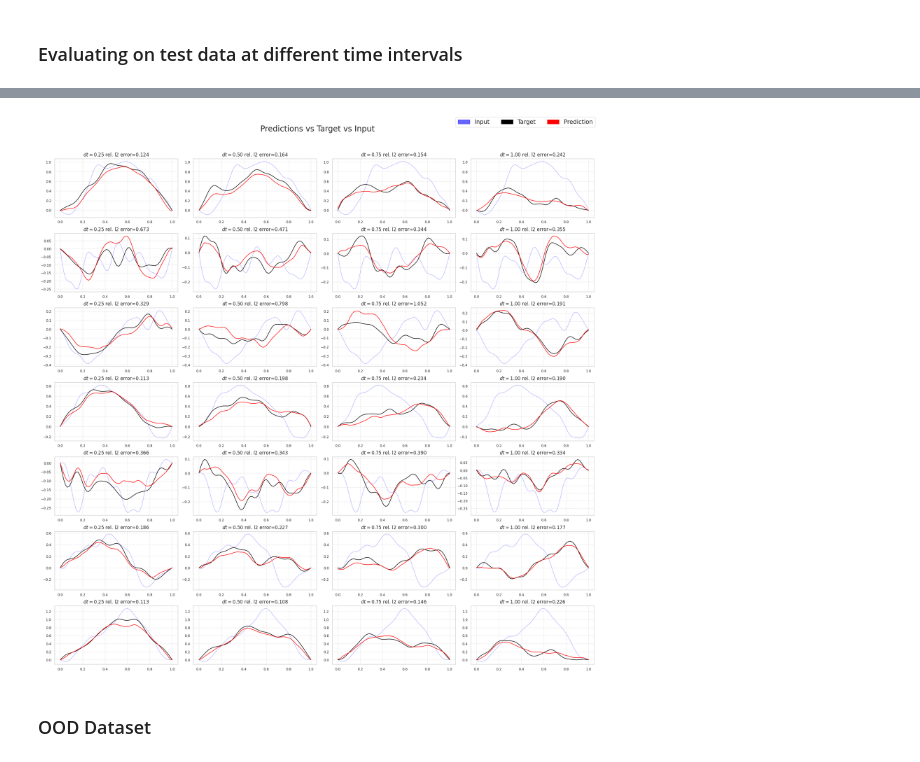
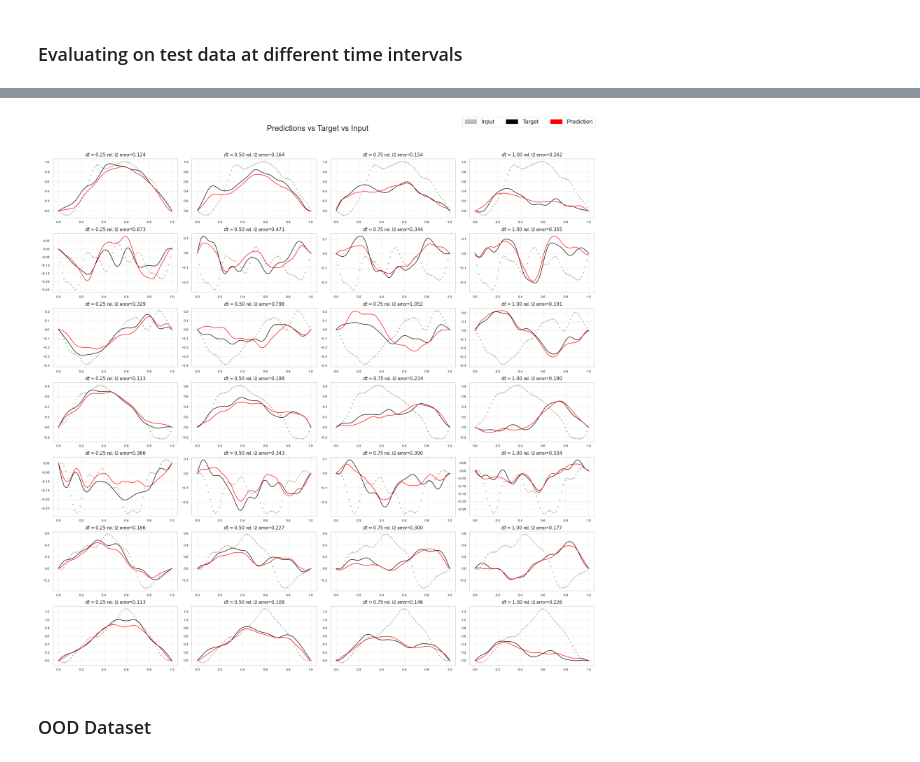
Before and after one commit to benedict-armstrong/FNO-wave-equation, a Jupyter notebook: task4bonus.ipynb, the cells around one changed output, grey strips where cells are left out. Cells and saved outputs as stored; diff of their text form; code cells hidden in the pictures.

```diff
--- a/task4bonus.ipynb
+++ b/task4bonus.ipynb
@@ -24,7 +24,7 @@ DEVICE = "cpu"
 modes = 16
 width = 64
 fno = FNO1d(modes, width).to(DEVICE)  # model
-fno.load_state_dict(torch.load("models/tfno_model.pth", weights_only=True))
+fno.load_state_dict(torch.load("models/tfno_model.pth", weights_only=True, map_location=torch.device(DEVICE)))
 # %% [output]
 <All keys matched successfully>
 # %% [markdown]
@@ -115,43 +115,47 @@ for i, (ax_rows, (time_delta, input, target)) in enumerate(zip(axs, sampler)):
             fontsize=12,
         )
 
         x_grid = np.linspace(0, 1, 64)
 
-        l1 = ax.plot(
+        l1 = ax.scatter(
             x_grid,
             input_copy[j, :, 0],
             label="Input",
-            alpha=0.6,
-            linewidth=0.5,
-            color="blue",
+            alpha=0.5,
+            color="gray",
+            marker=".",
         )
 
         l2 = ax.plot(x_grid, target[j], label="Target", color="black")
         l3 = ax.plot(x_grid, p, label="Prediction", color="red")
 
         ax.grid(True, which="both", ls=":")
 
         if i == 0 and j == 0:
-            lines = l1 + l2 + l3
+            lines = [l1, l2, l3]
 
-labels = [line.get_label() for line in lines]
+labels = [l1.get_label(), l2[0].get_label(), l3[0].get_label()]
 handles = []
 for group_idx in range(len(labels)):
     # Create a simple patch that is the correct colour
-    colour = lines[group_idx].get_color()
-    opac = lines[group_idx].get_alpha()
+    try:
+        colour = lines[group_idx][0].get_color()
+        opac = lines[group_idx][0].get_alpha()
+    except TypeError:
+        colour = lines[group_idx].get_facecolor()
+        opac = lines[group_idx].get_alpha()
     handles.append(Patch(edgecolor=colour, facecolor=colour, fill=True, alpha=opac))
 # Acutally create our figure legend, using the handles and labels
 fig.legend(
     handles=handles, labels=labels, loc="upper right", ncol=len(labels), fontsize=15
 )
 
 plt.tight_layout()
 plt.subplots_adjust(top=0.92)
 plt.suptitle("Predictions vs Target vs Input", fontsize=20)
-plt.show()
+plt.savefig("figures/tfno_test_examples.png", bbox_inches="tight", dpi=300)
 # %% [output]
-[figure, old version]
+[figure, new version]
 # %% [markdown]
 ### OOD Dataset
 # %%
```
Also changed, not shown: parts of 4 cells of this notebook, 7 other files.
